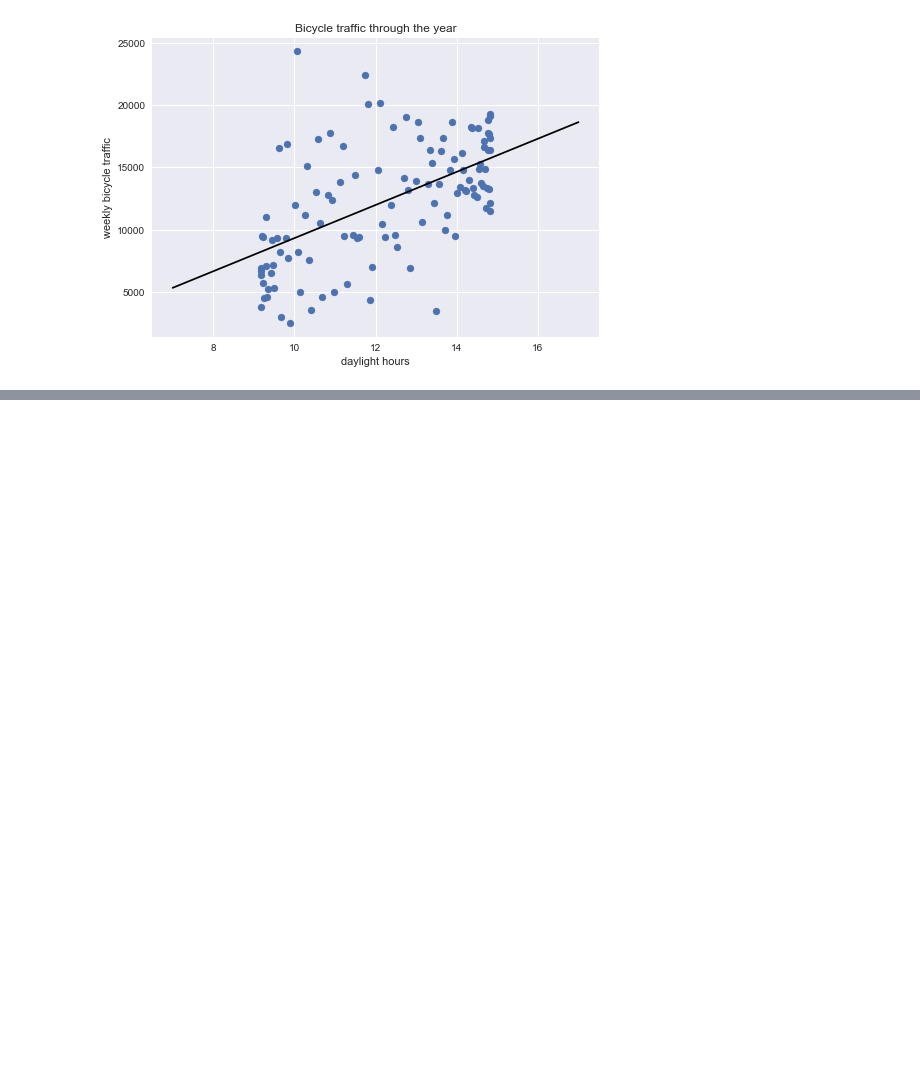
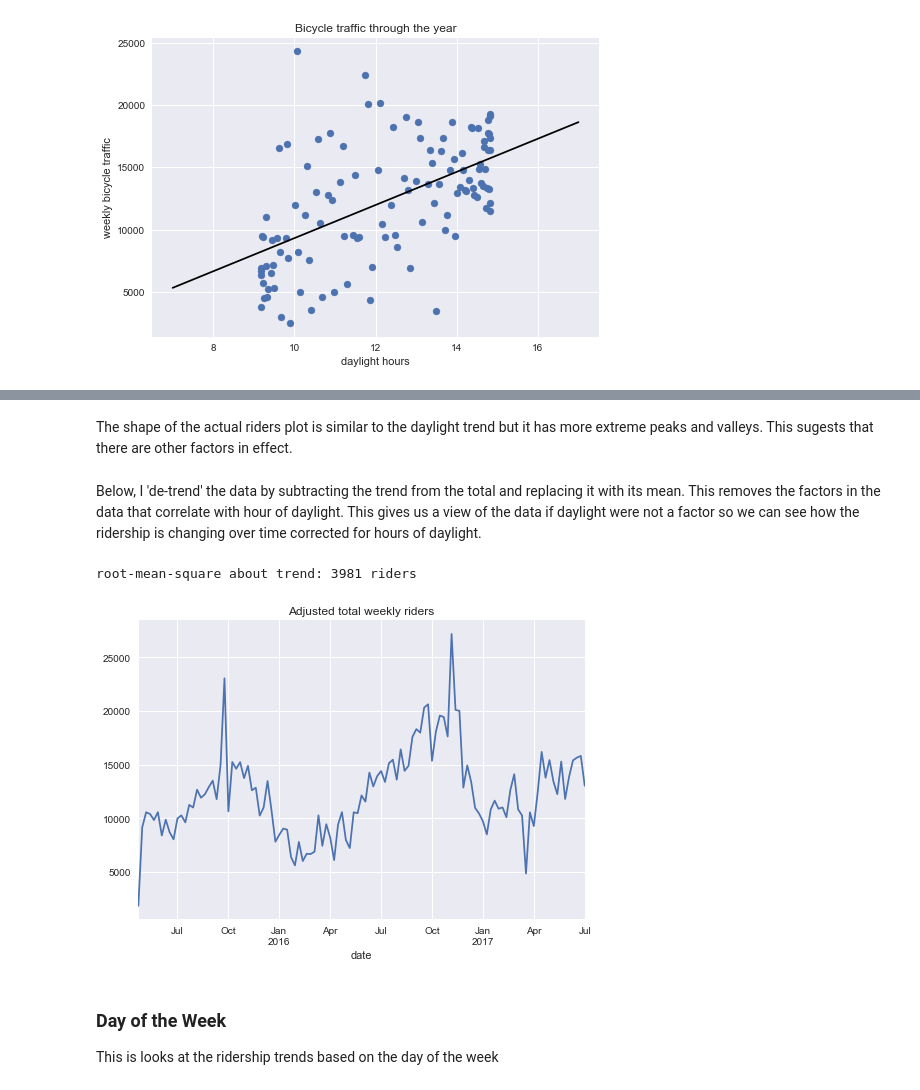
Before and after one commit to bkalnasy/Philadelphia-Bike-Share, a Jupyter notebook: Weather Analysis.ipynb, the cells around one changed output, grey strips where cells are left out. Drawn from its saved outputs; the diff is of its cells as text; code cells hidden in the pictures; blank space fills up the shorter version.

```diff
--- a/Weather Analysis.ipynb
+++ b/Weather Analysis.ipynb
@@ -324,0 +144,19 @@ plt.title('1-month Moving Window Average');
+# %% [markdown]
+The shape of the actual riders plot is similar to the daylight trend but it has more extreme peaks and valleys. This sugests that there are other factors in effect.
+# %% [markdown]
+Below, I 'de-trend' the data by subtracting the trend from the total and replacing it with its mean. This removes the factors in the data that correlate with hour of daylight. This gives us a view of the data if daylight were not a factor so we can see how the ridership is changing over time corrected for hours of daylight.
+# %%
+#similar to above, I subtract the hours of daylight trend and replace it with the mean
+weekly['daylight_corrected_total'] = weekly['count'] - weekly['daylight_trend'] + weekly['daylight_trend'].mean()
+
+weekly['daylight_corrected_total'].plot()
+plt.title("Adjusted total weekly riders")
+
+rms = np.std(weekly['daylight_corrected_total'])
+print("root-mean-square about trend: {0:.0f} riders".format(rms));
+# %% [output]
+root-mean-square about trend: 3981 riders
+[figure, added]
+# %% [markdown]
+### Day of the Week
+This is looks at the ridership trends based on the day of the week
```
Also changed, not shown: parts of 71 cells of this notebook.
